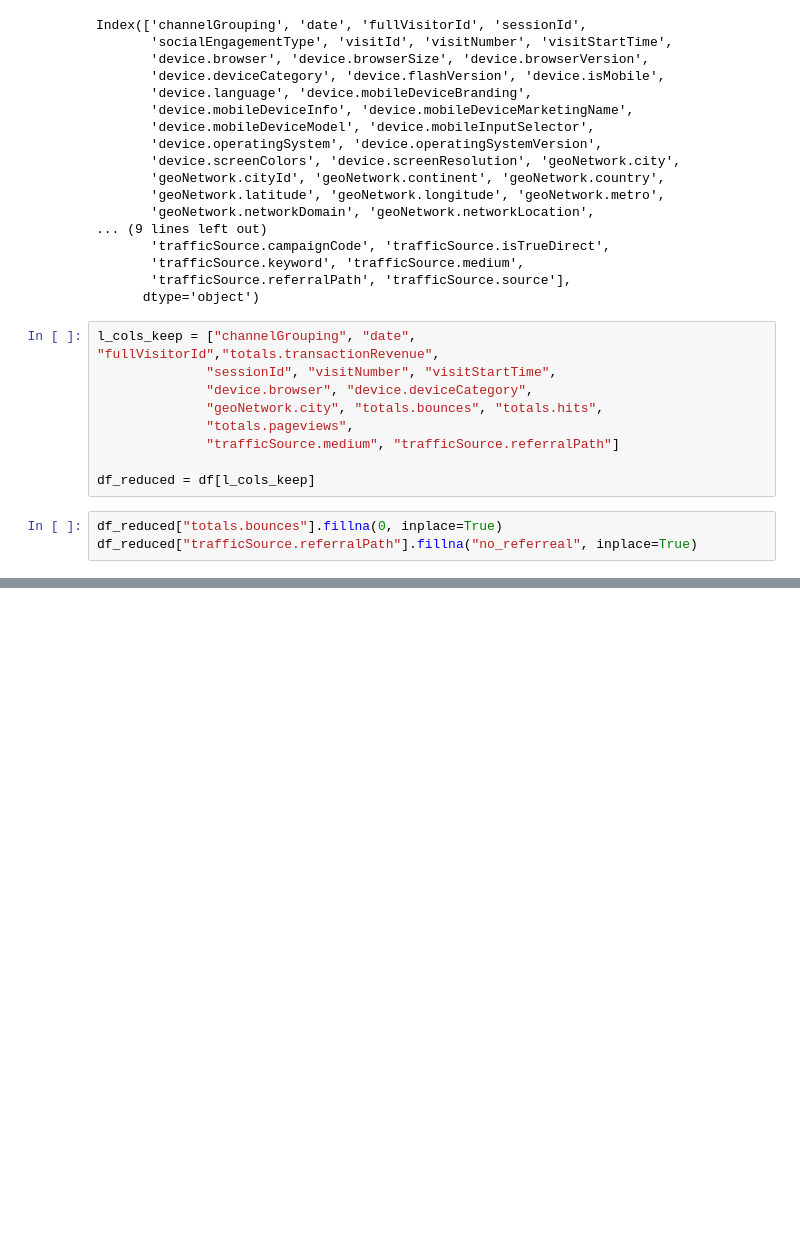
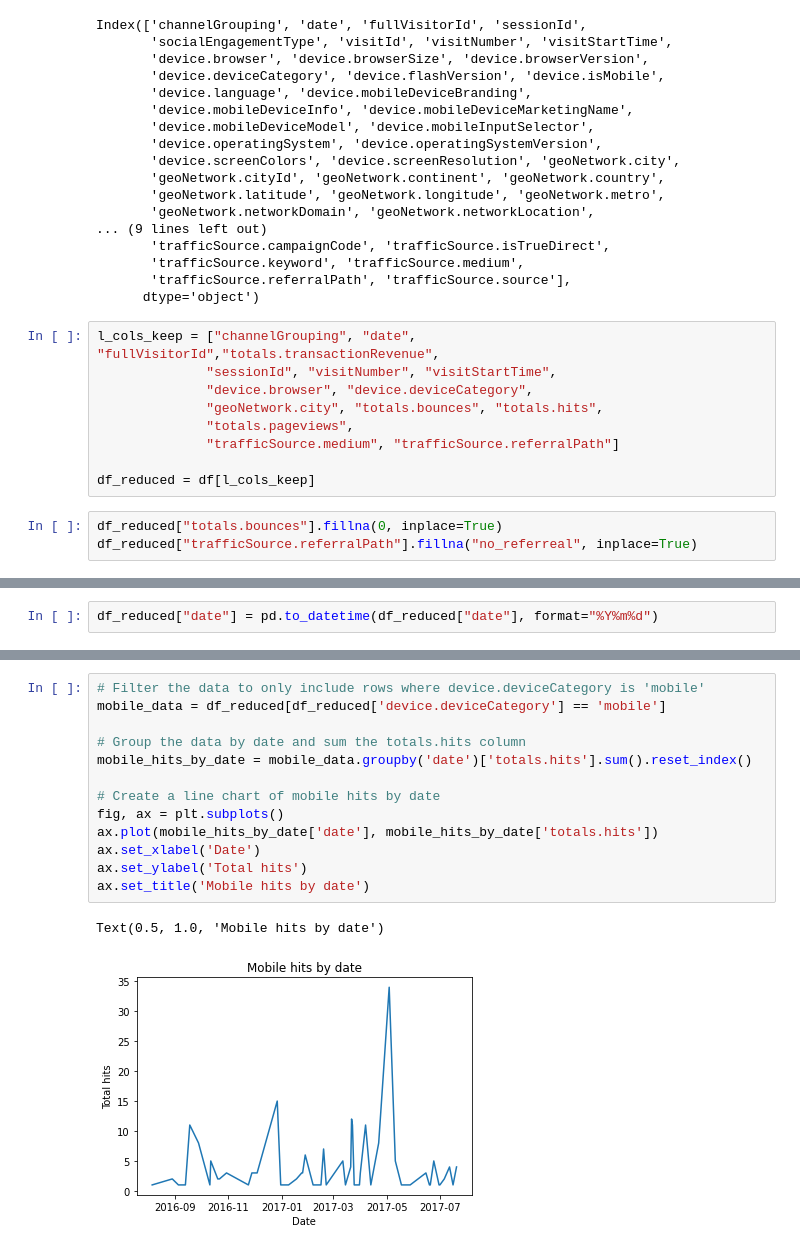
Before and after one commit to vaflag/automatic-data-analysis, a Jupyter notebook: notebooks/110323_Analysis1.ipynb, the cells around one changed output, grey strips where cells are left out. Drawn from its saved outputs; the diff is of its cells as text; blank space fills up the shorter version.

Commit message:
Add graph_gen feature

```diff
--- a/notebooks/110323_Analysis1.ipynb
+++ b/notebooks/110323_Analysis1.ipynb
@@ -258,0 +266,2 @@ df_reduced.to_csv("google_website_data.csv", index=False)
+# %%
+df_reduced["date"] = pd.to_datetime(df_reduced["date"], format="%Y%m%d")
@@ -258,0 +284,16 @@ df_reduced.to_csv("google_website_data.csv", index=False)
+# %%
+# Filter the data to only include rows where device.deviceCategory is 'mobile'
+mobile_data = df_reduced[df_reduced['device.deviceCategory'] == 'mobile']
+
+# Group the data by date and sum the totals.hits column
+mobile_hits_by_date = mobile_data.groupby('date')['totals.hits'].sum().reset_index()
+
+# Create a line chart of mobile hits by date
+fig, ax = plt.subplots()
+ax.plot(mobile_hits_by_date['date'], mobile_hits_by_date['totals.hits'])
+ax.set_xlabel('Date')
+ax.set_ylabel('Total hits')
+ax.set_title('Mobile hits by date')
+# %% [output]
+Text(0.5, 1.0, 'Mobile hits by date')
+[figure, added]
```
Also changed, not shown: parts of 8 cells of this notebook, 2 other files.
